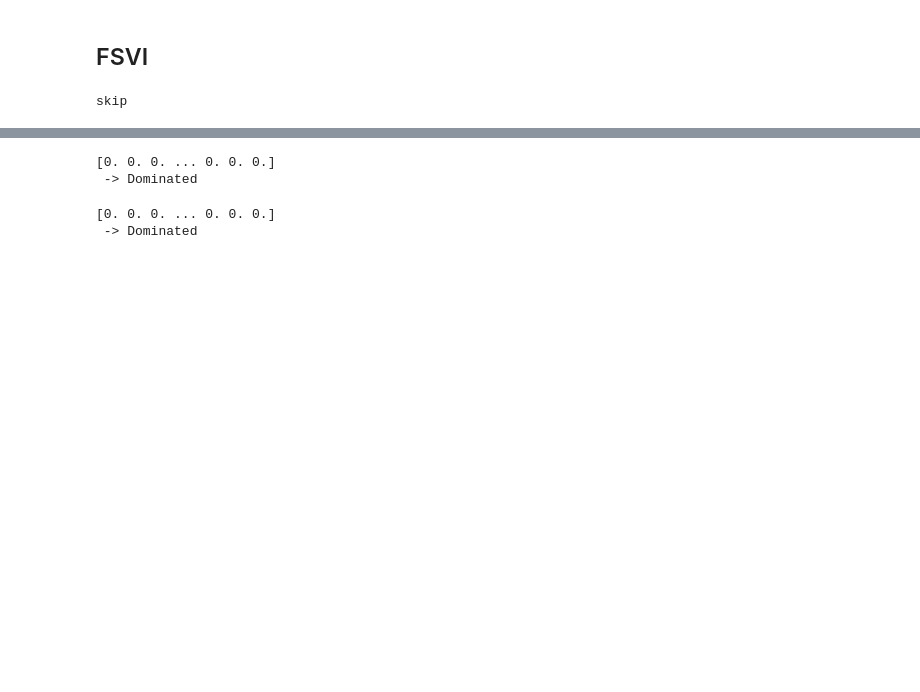
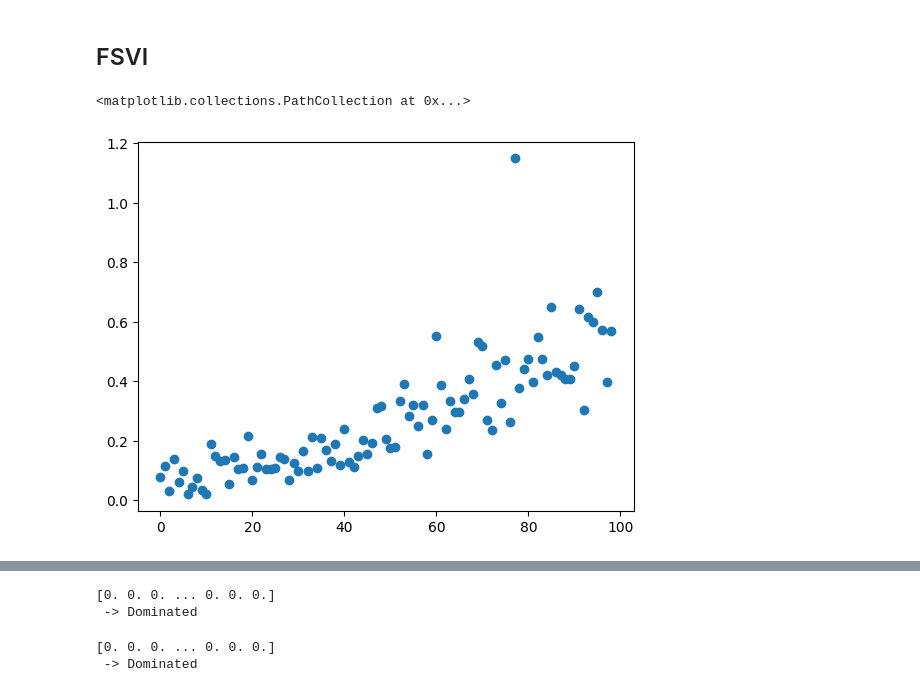
Before and after one commit to PimLb/POMDP_PBVI_Exploration, a Jupyter notebook: Experiments/Olfactory Navigation/Olfactory_Model.ipynb, the cells around one changed output, grey strips where cells are left out. Drawn from its saved outputs; the diff is of its cells as text; code cells hidden in the pictures; blank space fills up the shorter version.

```diff
--- a/Experiments/Olfactory Navigation/Olfactory_Model.ipynb
+++ b/Experiments/Olfactory Navigation/Olfactory_Model.ipynb
@@ -126,4 +133,2 @@ fsvi_solver = FSVI_Solver(0.99, eps=1e-6)
 # %%
-fsvi_solution, hist = fsvi_solver.solve(model,100,300,solution)
+fsvi_solution, hist = fsvi_solver.solve(model,100,300,solution,use_gpu=True)
-# %% [output]
-skip
@@ -131,0 +135,5 @@ b_counts = [len(bs.belief_list) for bs in hist.belief_sets]
+# %%
+plt.scatter(np.arange(len(hist.backup_times[1:])), hist.backup_times[1:])
+# %% [output]
+<matplotlib.collections.PathCollection at 0x...>
+[figure, added]
```
Also changed, not shown: parts of 26 cells of this notebook, 2 other files.
